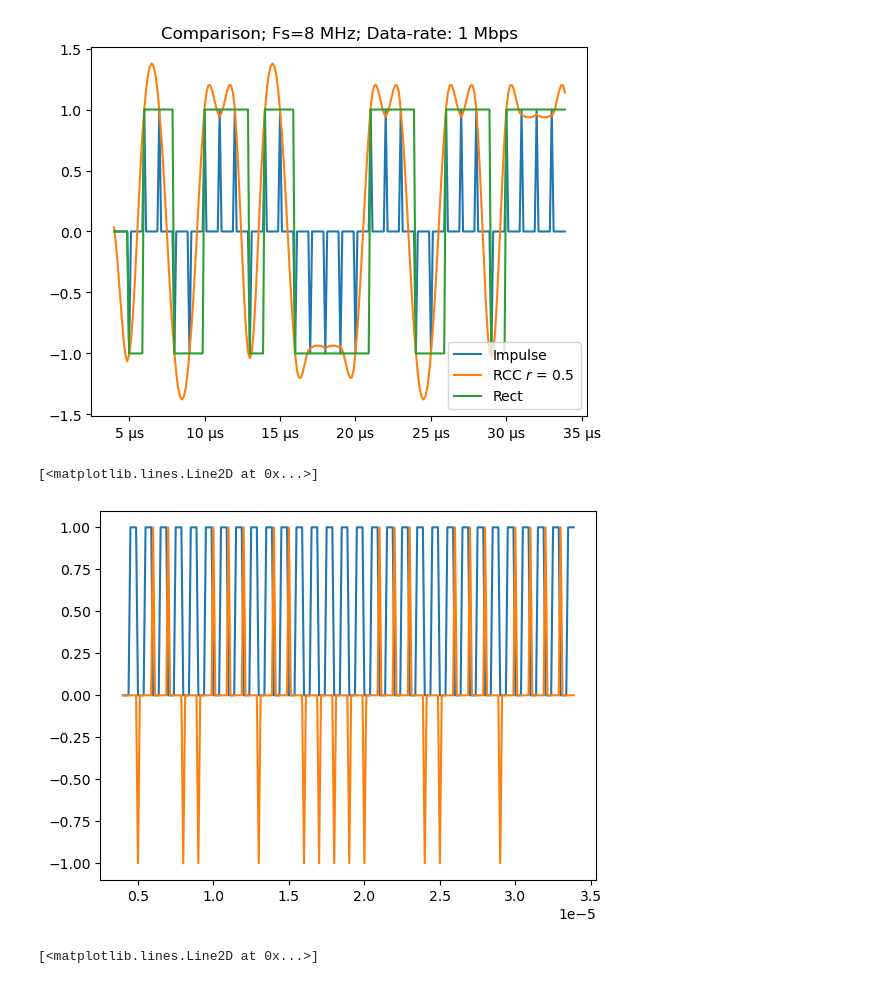
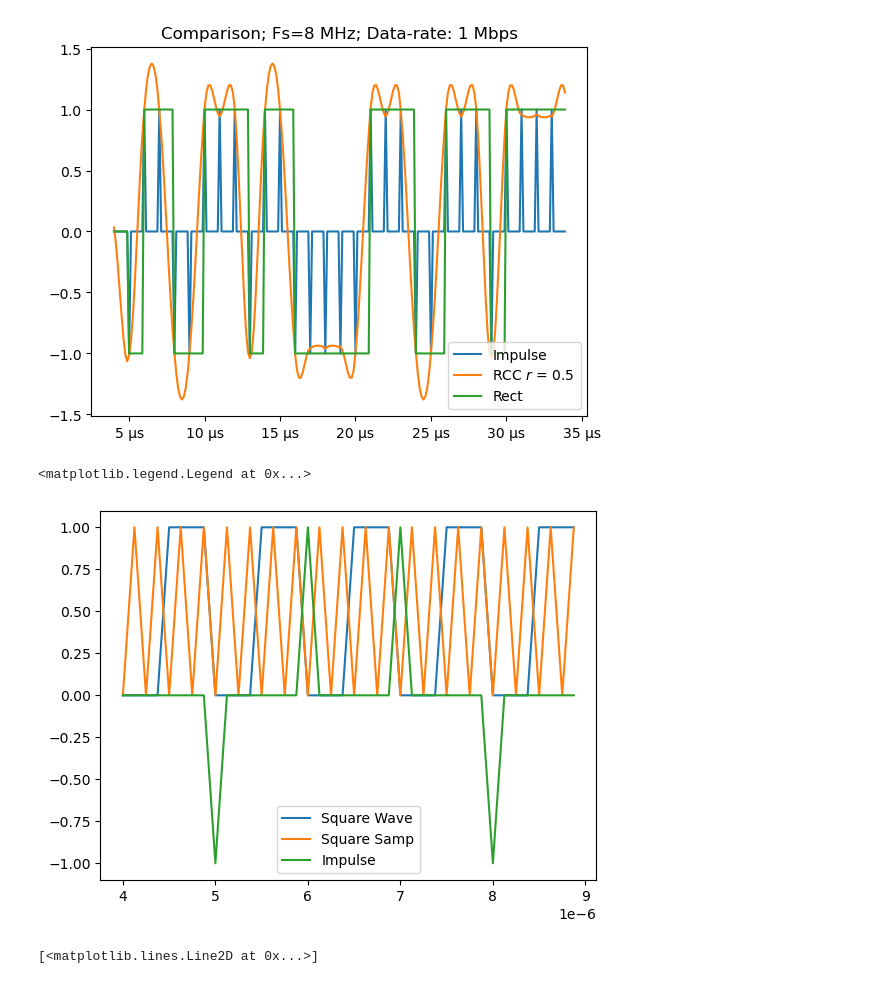
Before and after one commit to floose/py-ju-sea-dsp, a Jupyter notebook: ex1-rc-circ/LTSpice_Nyquist_pulse.ipynb, the cells around one changed output. Saved outputs shown, nothing was run; the diff lists cells and outputs as text; code cells hidden in the pictures.

```diff
--- a/ex1-rc-circ/LTSpice_Nyquist_pulse.ipynb
+++ b/ex1-rc-circ/LTSpice_Nyquist_pulse.ipynb
@@ -497,15 +497,21 @@ plt.legend()
 # %%
 #Square wave (clock signal at the impulse train frequency)
 from scipy import signal
-bitsToPlot = 30
+bitsToPlot = 5
 wt = 2*np.pi*time_pulse/(k*t_step)
 square_wave = signal.square(t=wt,duty=0.5)
 square_wave = (-1*square_wave +1)/2
-plt.plot(time_pulse[:(bitsToPlot)*k],square_wave[:(bitsToPlot)*k])
+wtsamp = 2*np.pi*time_pulse/(2*t_step)
+square_wave_2fs = signal.square(t=wtsamp,duty=0.5)
+square_wave_2fs = (-1*square_wave_2fs +1)/2
+
+plt.plot(time_pulse[:(bitsToPlot)*k],square_wave[:(bitsToPlot)*k],label = "Square Wave")
+plt.plot(time_pulse[:(bitsToPlot)*k],square_wave_2fs[:(bitsToPlot)*k],label = "Square Samp")
 plt.plot(time_pulse[:(bitsToPlot)*k],impulse_train[:(bitsToPlot)*k],label = "Impulse")
+plt.legend()
 # %% [output]
-[<matplotlib.lines.Line2D at 0x...>]
+<matplotlib.legend.Legend at 0x...>
-[figure, old version]
+[figure, new version]
 # %%
 #On off wave
 
```
Also changed, not shown: parts of 1 cell of this notebook, 1 other file.
